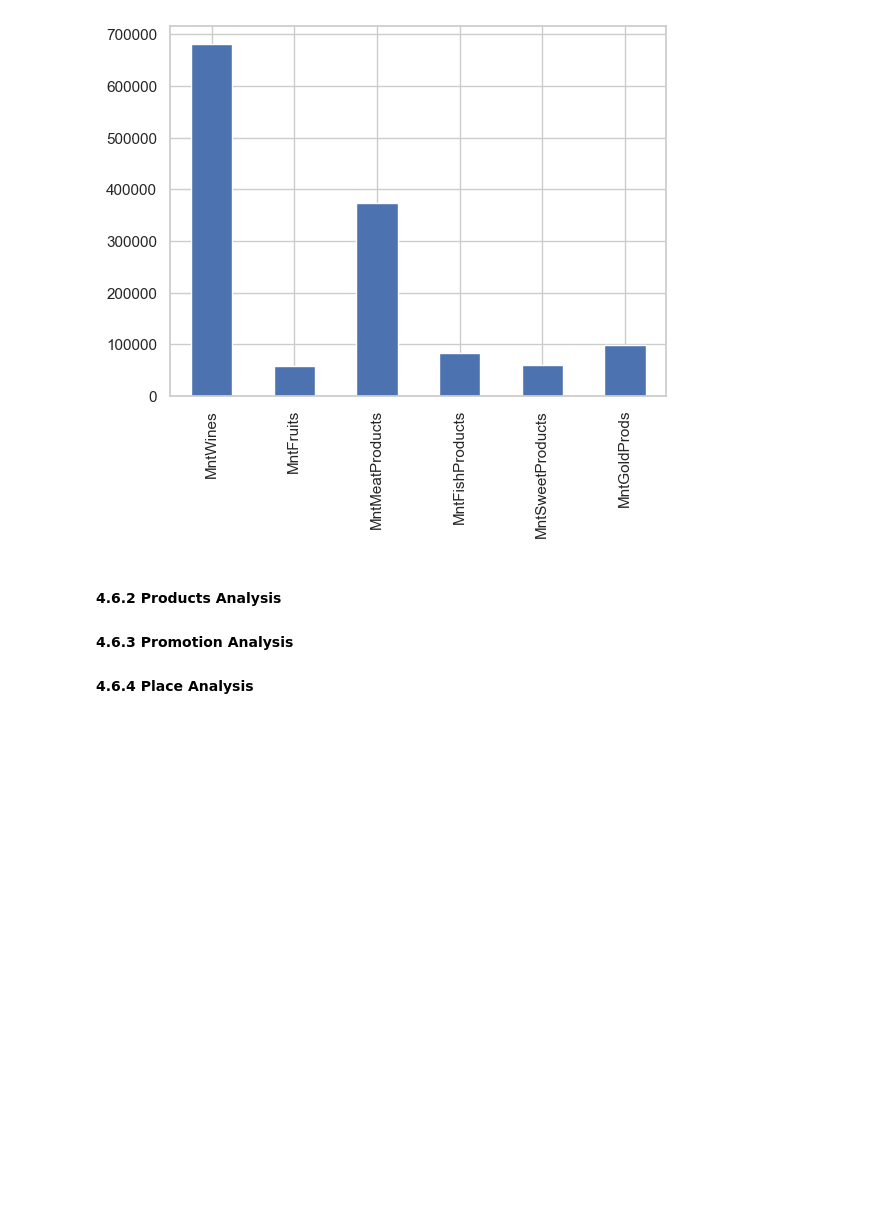
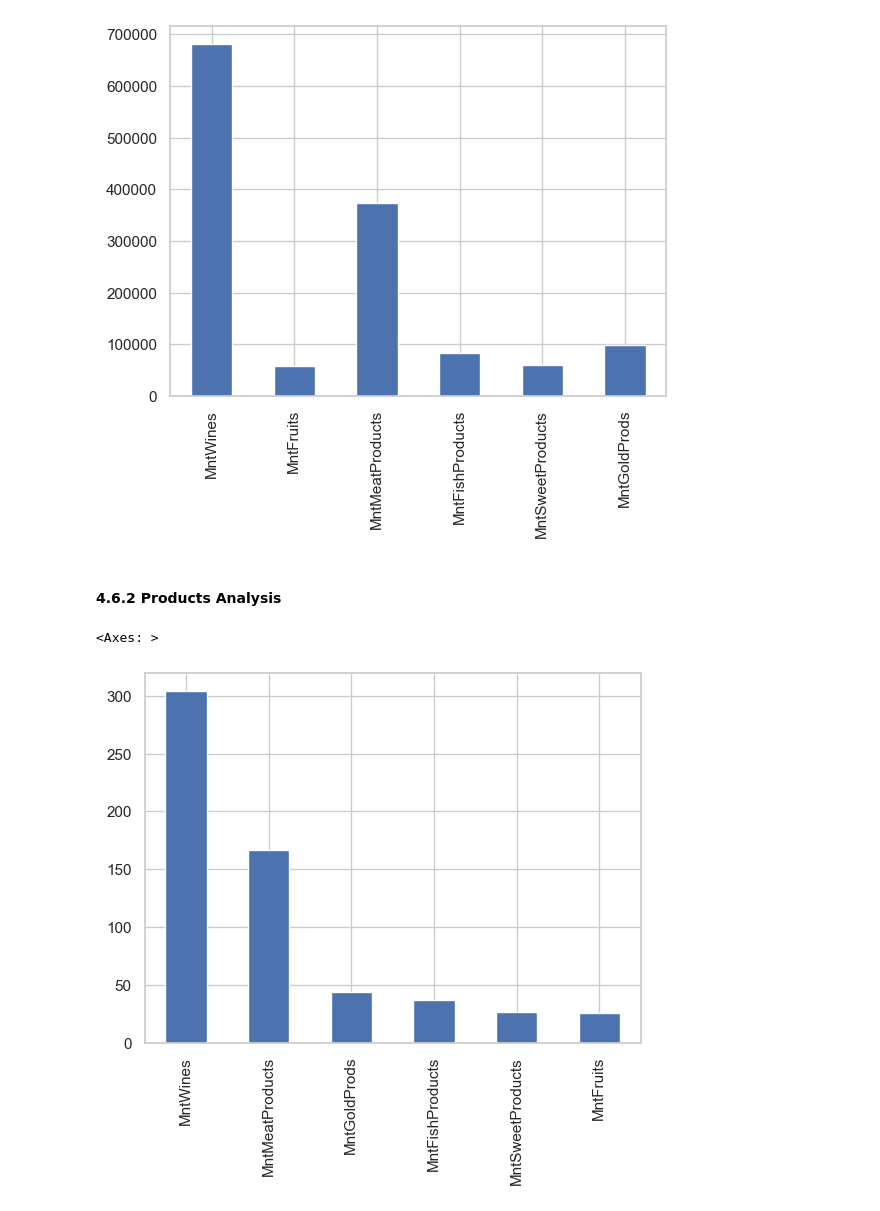
Before and after one commit to fridacarbajalordonez/customer-segmentation-kmeans, a Jupyter notebook: notebooks/customer_segmentation.ipynb, the cells around one changed output. Saved outputs shown, nothing was run; the diff lists cells and outputs as text; code cells hidden in the pictures; blank space fills up the shorter version.

```diff
--- a/notebooks/customer_segmentation.ipynb
+++ b/notebooks/customer_segmentation.ipynb
@@ -295,5 +295,17 @@ df[
 [figure]
 # %% [markdown]
 #### 4.6.2 Products Analysis
-#### 4.6.3 Promotion Analysis
-#### 4.6.4 Place Analysis
+# %%
+product_cols = [
+    "MntWines",
+    "MntFruits",
+    "MntMeatProducts",
+    "MntFishProducts",
+    "MntSweetProducts",
+    "MntGoldProds"
+]
+
+df[product_cols].mean().sort_values(ascending=False).plot.bar()
+# %% [output]
+<Axes: >
+[figure, added]
```
Also changed, not shown: parts of 2 cells of this notebook.
